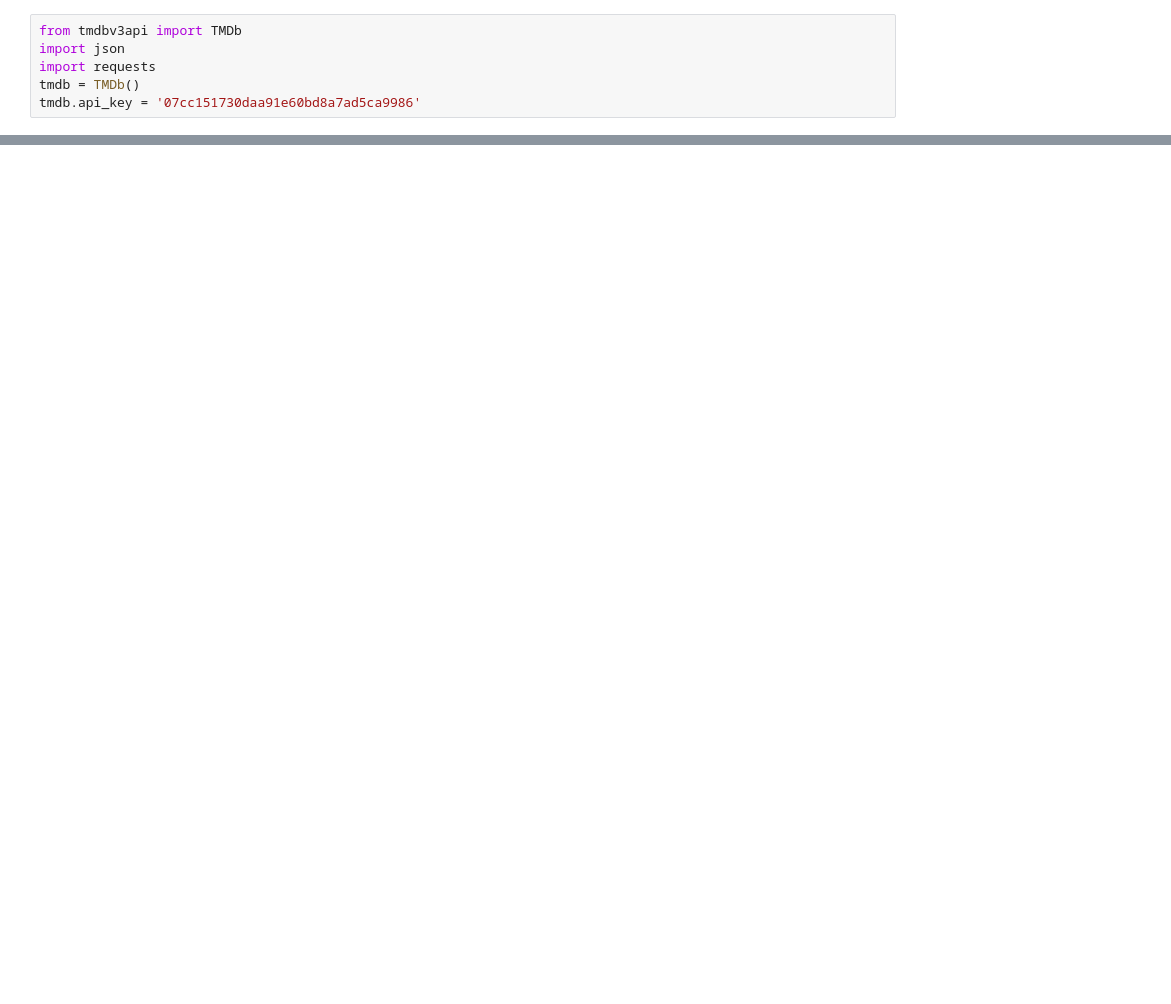
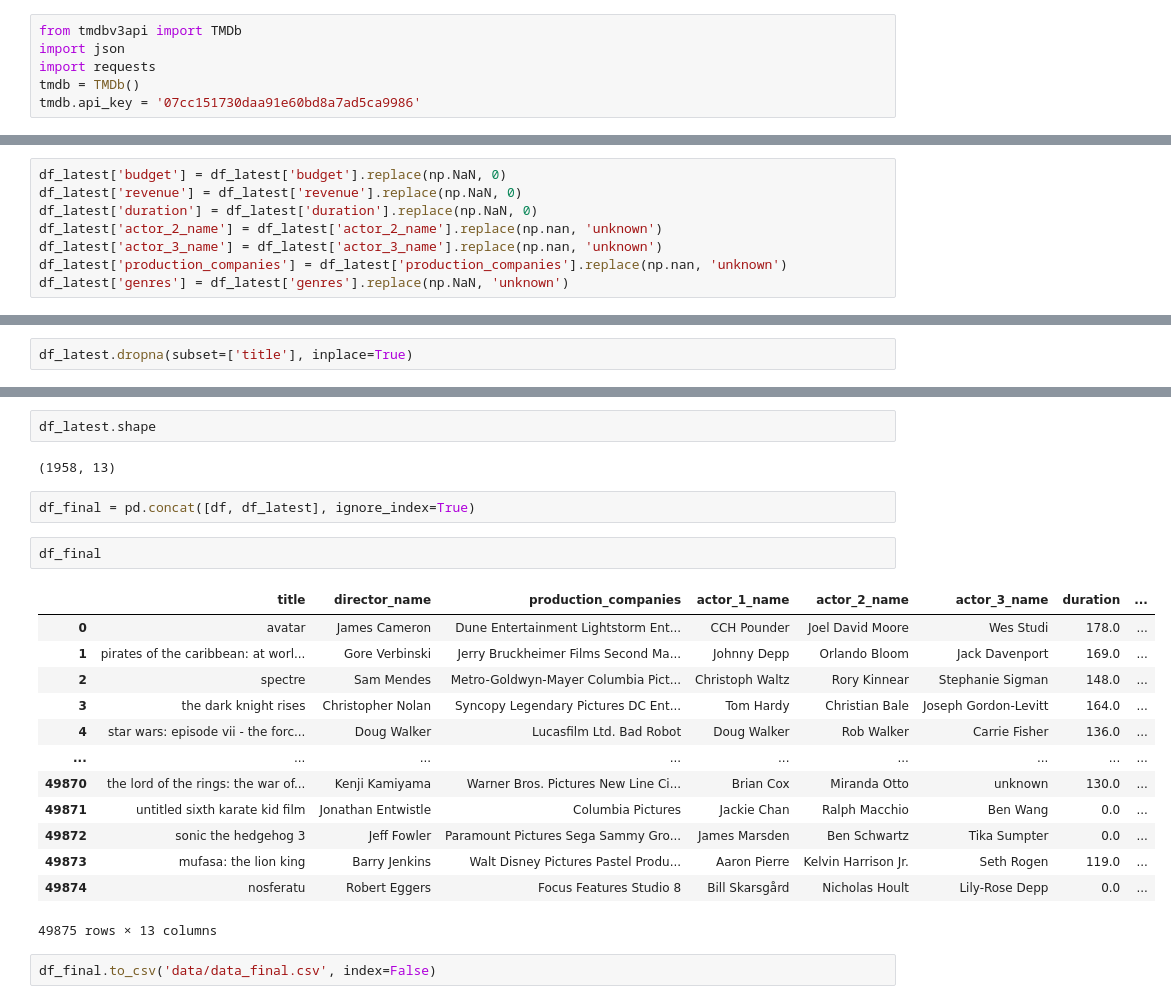
Before and after one commit to remon-rakibul/movie-dataset-2023, a Jupyter notebook: latest_data_aquisition.ipynb, the cells around one changed output, grey strips where cells are left out. Saved outputs shown, nothing was run; the diff lists cells and outputs as text; blank space fills up the shorter version.

```diff
--- a/latest_data_aquisition.ipynb
+++ b/latest_data_aquisition.ipynb
@@ -190,0 +379,8 @@ False
+# %%
+df_latest['budget'] = df_latest['budget'].replace(np.NaN, 0)
+df_latest['revenue'] = df_latest['revenue'].replace(np.NaN, 0)
+df_latest['duration'] = df_latest['duration'].replace(np.NaN, 0)
+df_latest['actor_2_name'] = df_latest['actor_2_name'].replace(np.nan, 'unknown')
+df_latest['actor_3_name'] = df_latest['actor_3_name'].replace(np.nan, 'unknown')
+df_latest['production_companies'] = df_latest['production_companies'].replace(np.nan, 'unknown')
+df_latest['genres'] = df_latest['genres'].replace(np.NaN, 'unknown')
@@ -190,0 +404,2 @@ False
+# %%
+df_latest.dropna(subset=['title'], inplace=True)
@@ -190,0 +423,24 @@ False
+# %%
+df_latest.shape
+# %% [output]
+(1958, 13)
+# %%
+df_final = pd.concat([df, df_latest], ignore_index=True)
+# %%
+df_final
+# %% [output]
+|  | title | director_name | production_companies | actor_1_name | actor_2_name | actor_3_name | duration | ... |
+| 0 | avatar | James Cameron | Dune Entertainment Lightstorm Ent... | CCH Pounder | Joel David Moore | Wes Studi | 178.0 | ... |
+| 1 | pirates of the caribbean: at worl... | Gore Verbinski | Jerry Bruckheimer Films Second Ma... | Johnny Depp | Orlando Bloom | Jack Davenport | 169.0 | ... |
+| 2 | spectre | Sam Mendes | Metro-Goldwyn-Mayer Columbia Pict... | Christoph Waltz | Rory Kinnear | Stephanie Sigman | 148.0 | ... |
+| 3 | the dark knight rises | Christopher Nolan | Syncopy Legendary Pictures DC Ent... | Tom Hardy | Christian Bale | Joseph Gordon-Levitt | 164.0 | ... |
+| 4 | star wars: episode vii - the forc... | Doug Walker | Lucasfilm Ltd. Bad Robot | Doug Walker | Rob Walker | Carrie Fisher | 136.0 | ... |
+| ... | ... | ... | ... | ... | ... | ... | ... | ... |
+| 49870 | the lord of the rings: the war of... | Kenji Kamiyama | Warner Bros. Pictures New Line Ci... | Brian Cox | Miranda Otto | unknown | 130.0 | ... |
+| 49871 | untitled sixth karate kid film | Jonathan Entwistle | Columbia Pictures | Jackie Chan | Ralph Macchio | Ben Wang | 0.0 | ... |
+| 49872 | sonic the hedgehog 3 | Jeff Fowler | Paramount Pictures Sega Sammy Gro... | James Marsden | Ben Schwartz | Tika Sumpter | 0.0 | ... |
+| 49873 | mufasa: the lion king | Barry Jenkins | Walt Disney Pictures Pastel Produ... | Aaron Pierre | Kelvin Harrison Jr. | Seth Rogen | 119.0 | ... |
+| 49874 | nosferatu | Robert Eggers | Focus Features Studio 8 | Bill Skarsgård | Nicholas Hoult | Lily-Rose Depp | 0.0 | ... |
+49875 rows × 13 columns
+# %%
+df_final.to_csv('data/data_final.csv', index=False)
```
Also changed, not shown: parts of 21 cells of this notebook, 1 other file.
